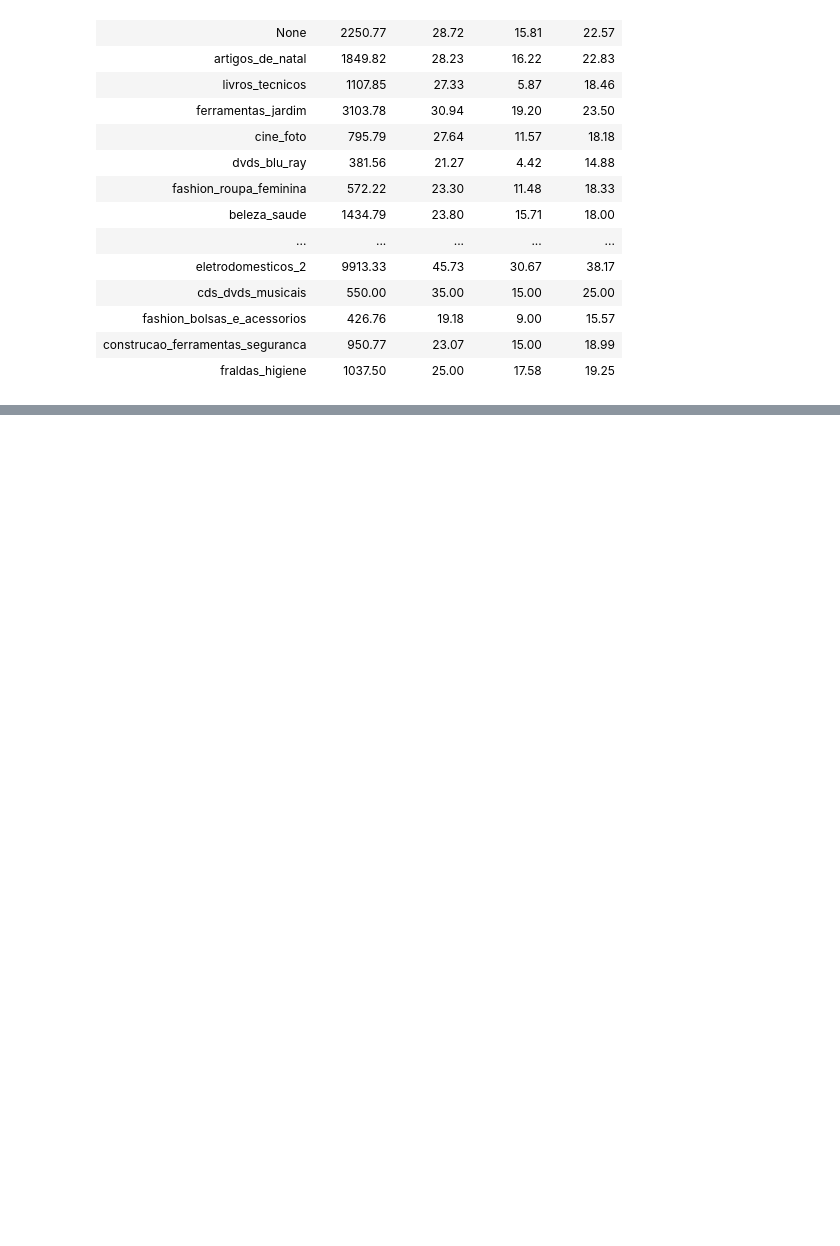
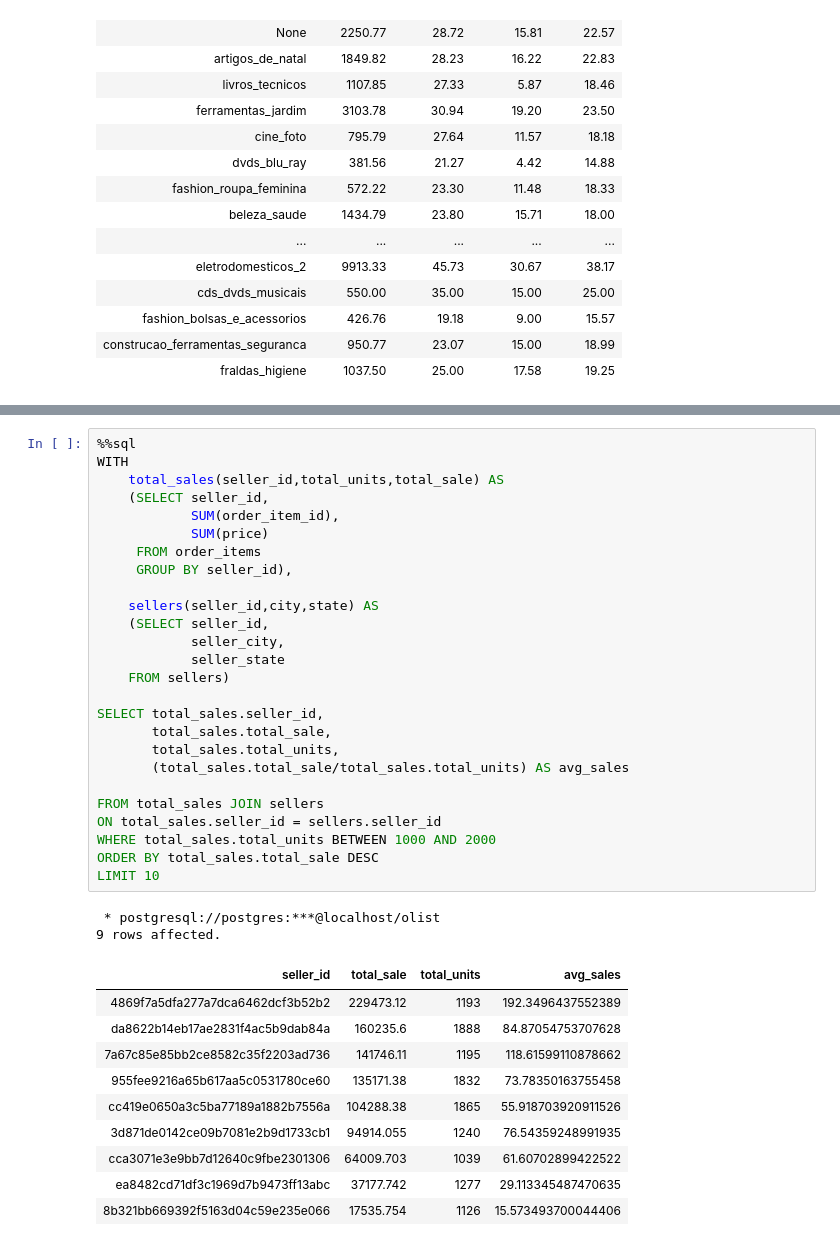
Before and after one commit to nabeel-io/olist_database_analysis, a Jupyter notebook: Untitled.ipynb, the cells around one changed output, grey strips where cells are left out. Drawn from its saved outputs; the diff is of its cells as text; blank space fills up the shorter version.

```diff
--- a/Untitled.ipynb
+++ b/Untitled.ipynb
@@ -346,0 +411,39 @@ LIMIT 10
+# %%
+%%sql
+WITH
+    total_sales(seller_id,total_units,total_sale) AS
+    (SELECT seller_id,
+            SUM(order_item_id),
+            SUM(price)
+     FROM order_items
+     GROUP BY seller_id),
+
+    sellers(seller_id,city,state) AS
+    (SELECT seller_id,
+            seller_city,
+            seller_state
+    FROM sellers)
+
+SELECT total_sales.seller_id,
+       total_sales.total_sale,
+       total_sales.total_units,
+       (total_sales.total_sale/total_sales.total_units) AS avg_sales
+
+FROM total_sales JOIN sellers
+ON total_sales.seller_id = sellers.seller_id
+WHERE total_sales.total_units BETWEEN 1000 AND 2000
+ORDER BY total_sales.total_sale DESC
+LIMIT 10
+# %% [output]
+ * postgresql://postgres:***@localhost/olist
+9 rows affected.
+| seller_id | total_sale | total_units | avg_sales |
+| 4869f7a5dfa277a7dca6462dcf3b52b2 | 229473.12 | 1193 | 192.3496437552389 |
+| da8622b14eb17ae2831f4ac5b9dab84a | 160235.6 | 1888 | 84.87054753707628 |
+| 7a67c85e85bb2ce8582c35f2203ad736 | 141746.11 | 1195 | 118.61599110878662 |
+| 955fee9216a65b617aa5c0531780ce60 | 135171.38 | 1832 | 73.78350163755458 |
+| cc419e0650a3c5ba77189a1882b7556a | 104288.38 | 1865 | 55.918703920911526 |
+| 3d871de0142ce09b7081e2b9d1733cb1 | 94914.055 | 1240 | 76.54359248991935 |
+| cca3071e3e9bb7d12640c9fbe2301306 | 64009.703 | 1039 | 61.60702899422522 |
+| ea8482cd71df3c1969d7b9473ff13abc | 37177.742 | 1277 | 29.113345487470635 |
+| 8b321bb669392f5163d04c59e235e066 | 17535.754 | 1126 | 15.573493700044406 |
```
Also changed, not shown: parts of 6 cells of this notebook.
